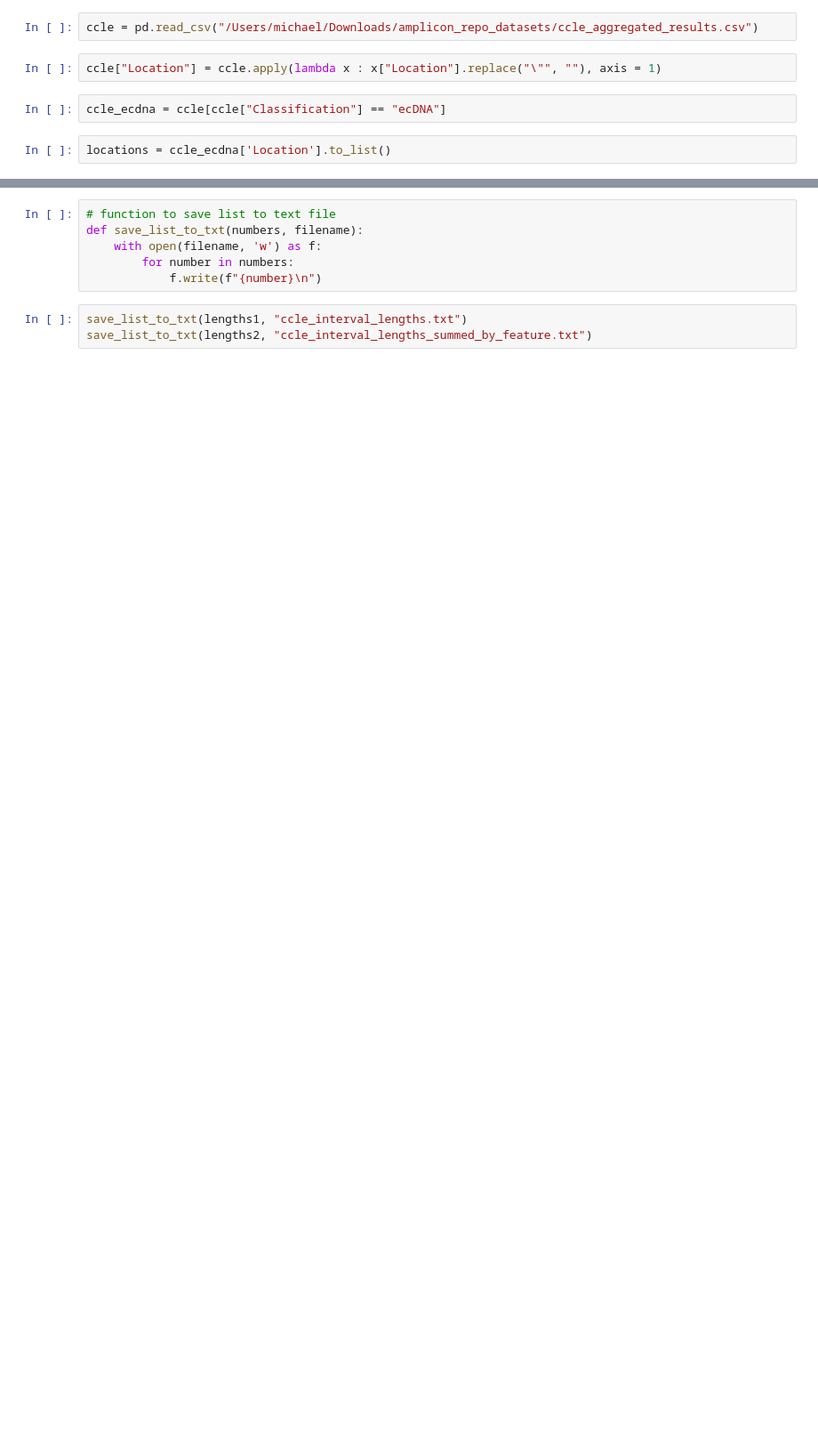
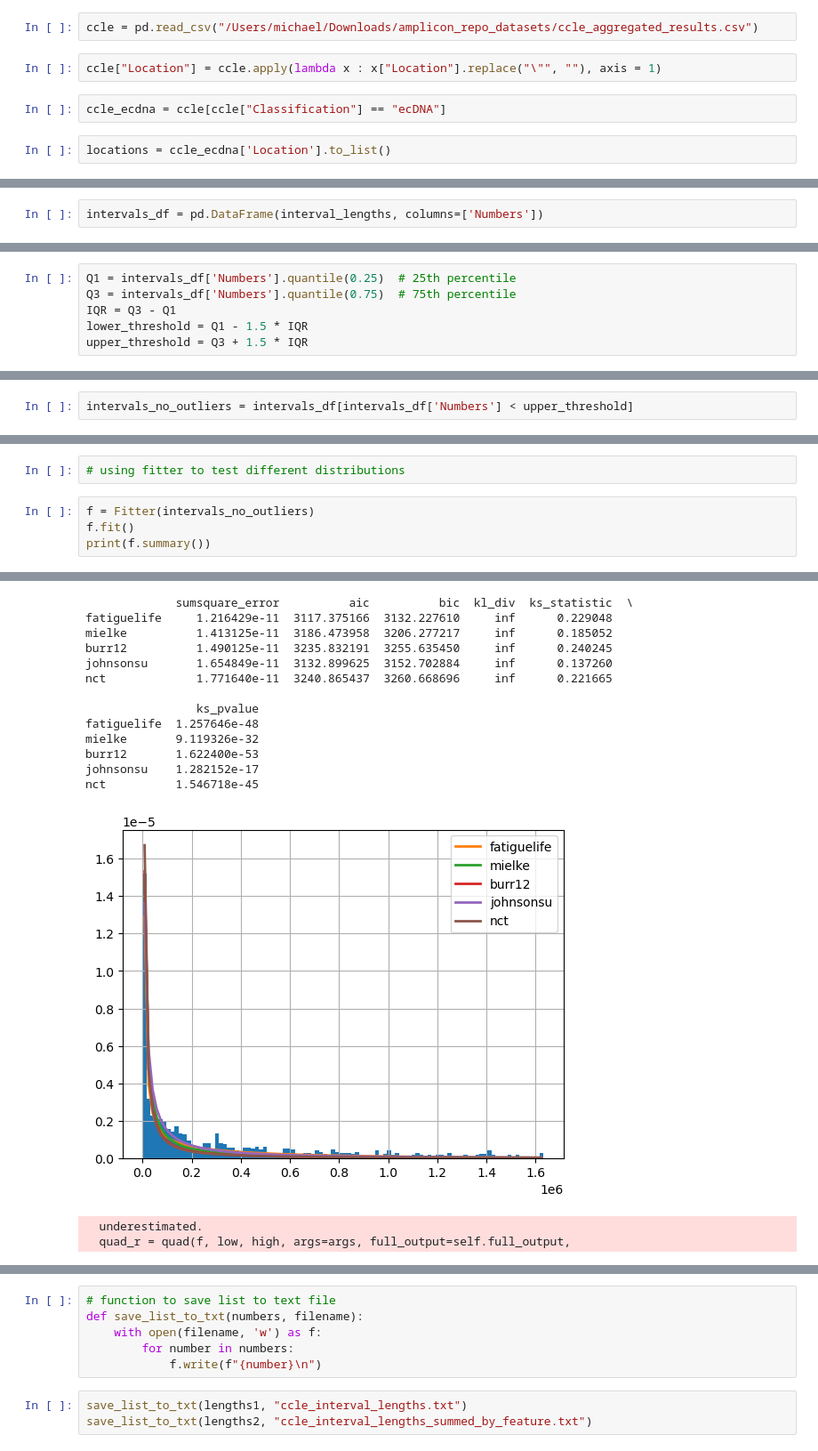
Before and after one commit to michaelchan77/ecdna-coamp, a Jupyter notebook: scripts/amplicon_interval_lengths.ipynb, the cells around one changed output, grey strips where cells are left out. Shown at 89% size. Drawn from its saved outputs; the diff is of its cells as text; blank space fills up the shorter version.

```diff
--- a/scripts/amplicon_interval_lengths.ipynb
+++ b/scripts/amplicon_interval_lengths.ipynb
@@ -41,0 +90,2 @@ len(lengths1), len(lengths2), len(locations)
+# %%
+intervals_df = pd.DataFrame(interval_lengths, columns=['Numbers'])
@@ -41,0 +120,6 @@ len(lengths1), len(lengths2), len(locations)
+# %%
+Q1 = intervals_df['Numbers'].quantile(0.25)  # 25th percentile
+Q3 = intervals_df['Numbers'].quantile(0.75)  # 75th percentile
+IQR = Q3 - Q1
+lower_threshold = Q1 - 1.5 * IQR
+upper_threshold = Q3 + 1.5 * IQR
@@ -41,0 +143,2 @@ len(lengths1), len(lengths2), len(locations)
+# %%
+intervals_no_outliers = intervals_df[intervals_df['Numbers'] < upper_threshold]
@@ -41,0 +157,7 @@ len(lengths1), len(lengths2), len(locations)
+# %%
+# using fitter to test different distributions
+# %%
+f = Fitter(intervals_no_outliers)
+f.fit()
+print(f.summary())
+# %% [output]
@@ -41,0 +181,16 @@ len(lengths1), len(lengths2), len(locations)
+             sumsquare_error          aic          bic  kl_div  ks_statistic  \
+fatiguelife     1.216429e-11  3117.375166  3132.227610     inf      0.229048
+mielke          1.413125e-11  3186.473958  3206.277217     inf      0.185052
+burr12          1.490125e-11  3235.832191  3255.635450     inf      0.240245
+johnsonsu       1.654849e-11  3132.899625  3152.702884     inf      0.137260
+nct             1.771640e-11  3240.865437  3260.668696     inf      0.221665
+
+                ks_pvalue
+fatiguelife  1.257646e-48
+mielke       9.119326e-32
+burr12       1.622400e-53
+johnsonsu    1.282152e-17
+nct          1.546718e-45
+[figure, added]
+  underestimated.
+  quad_r = quad(f, low, high, args=args, full_output=self.full_output,
```
Also changed, not shown: parts of 27 cells of this notebook, 1 other file.
